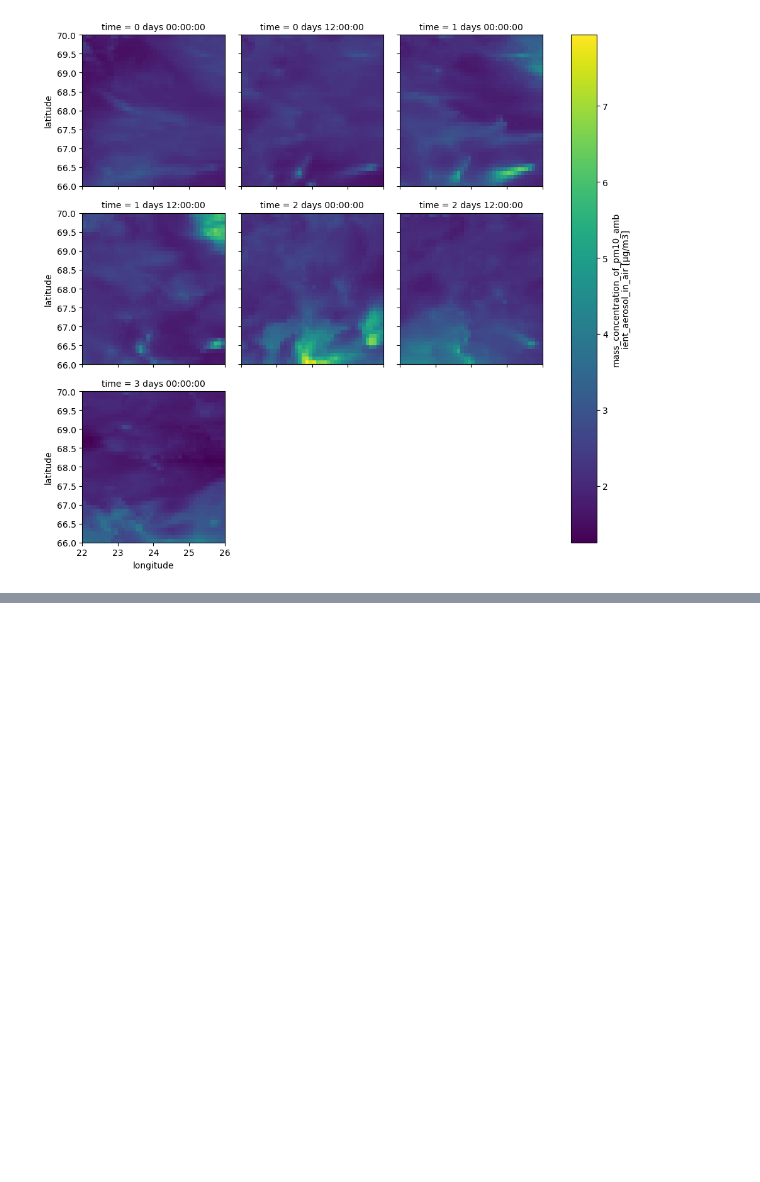
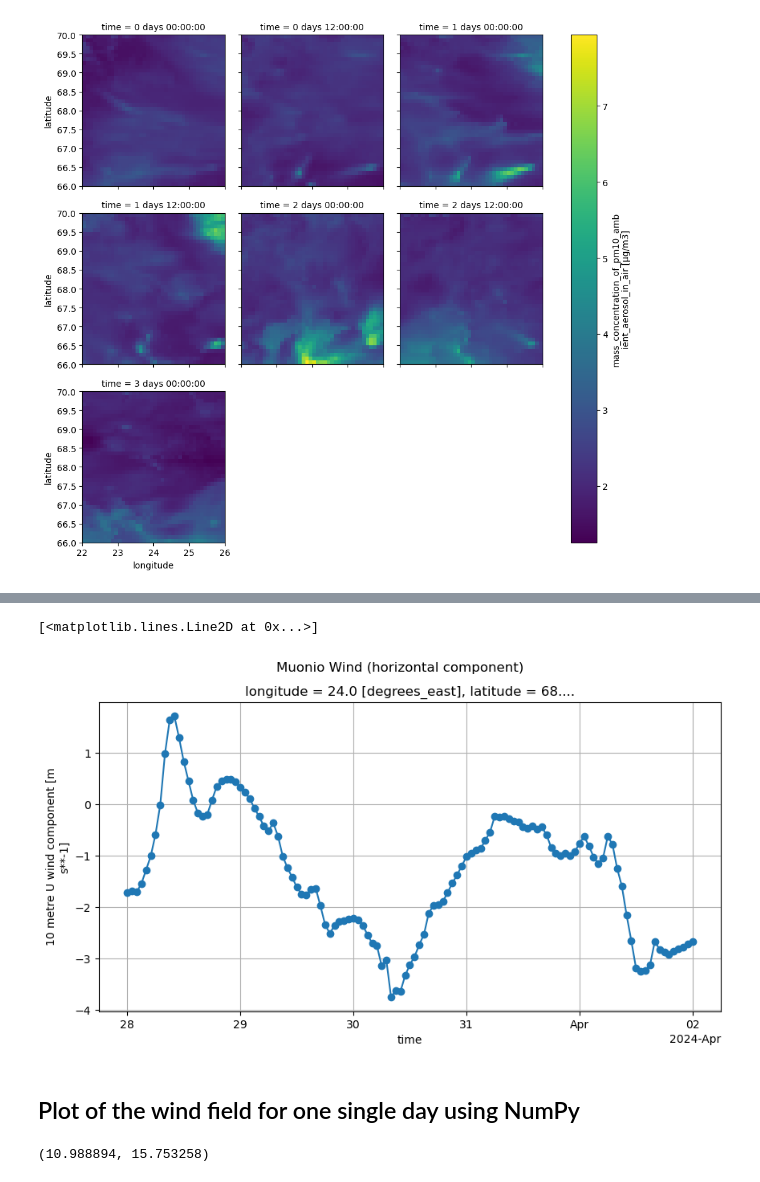
Before and after one commit to luigiselmi/climate, a Jupyter notebook: iia/arctic/cams_pm10_monitoring.ipynb, the cells around one changed output, grey strips where cells are left out. Cells and saved outputs as stored; diff of their text form; code cells hidden in the pictures; blank space fills up the shorter version.

Commit message:
wind field

```diff
--- a/iia/arctic/cams_pm10_monitoring.ipynb
+++ b/iia/arctic/cams_pm10_monitoring.ipynb
@@ -181,0 +185,4 @@ pm10_forecast_lev0.plot(x='longitude', y='latitude', col='time', col_wrap=3)
+# %%
+wind_file_path = 'data/cams/cams_wind_field_20240328.nc'
+wind_ds = xr.open_dataset(wind_file_path)
+wind_ds
@@ -181,0 +202,3 @@ pm10_forecast_lev0.plot(x='longitude', y='latitude', col='time', col_wrap=3)
+# %%
+u10 = wind_ds['u10']
+v10 = wind_ds['v10']
@@ -181,0 +210,12 @@ pm10_forecast_lev0.plot(x='longitude', y='latitude', col='time', col_wrap=3)
+# %%
+u10_muonio = u10.sel(latitude=muonio_lat, longitude=muonio_lon, method='nearest')
+# %%
+fig, ax = plt.subplots(figsize=(10, 5))
+ax.grid(True)
+plt.suptitle('Muonio Wind (horizontal component)')
+u10_muonio.plot(ax=ax, marker='o')
+# %% [output]
+[<matplotlib.lines.Line2D at 0x...>]
+[figure, added]
+# %% [markdown]
+## Plot of the wind field for one single day using NumPy
@@ -181,0 +225,6 @@ pm10_forecast_lev0.plot(x='longitude', y='latitude', col='time', col_wrap=3)
+# %%
+w10_area_t0_squared = np.matmul(u10_area_t0.values, u10_area_t0.values) + np.matmul(v10_area_t0.values, v10_area_t0.values)
+w10_area_t0 = np.sqrt(w10_area_t0_squared)
+w10_area_t0.min(), w10_area_t0.max()
+# %% [output]
+(10.988894, 15.753258)
```
Also changed, not shown: parts of 11 cells of this notebook.
